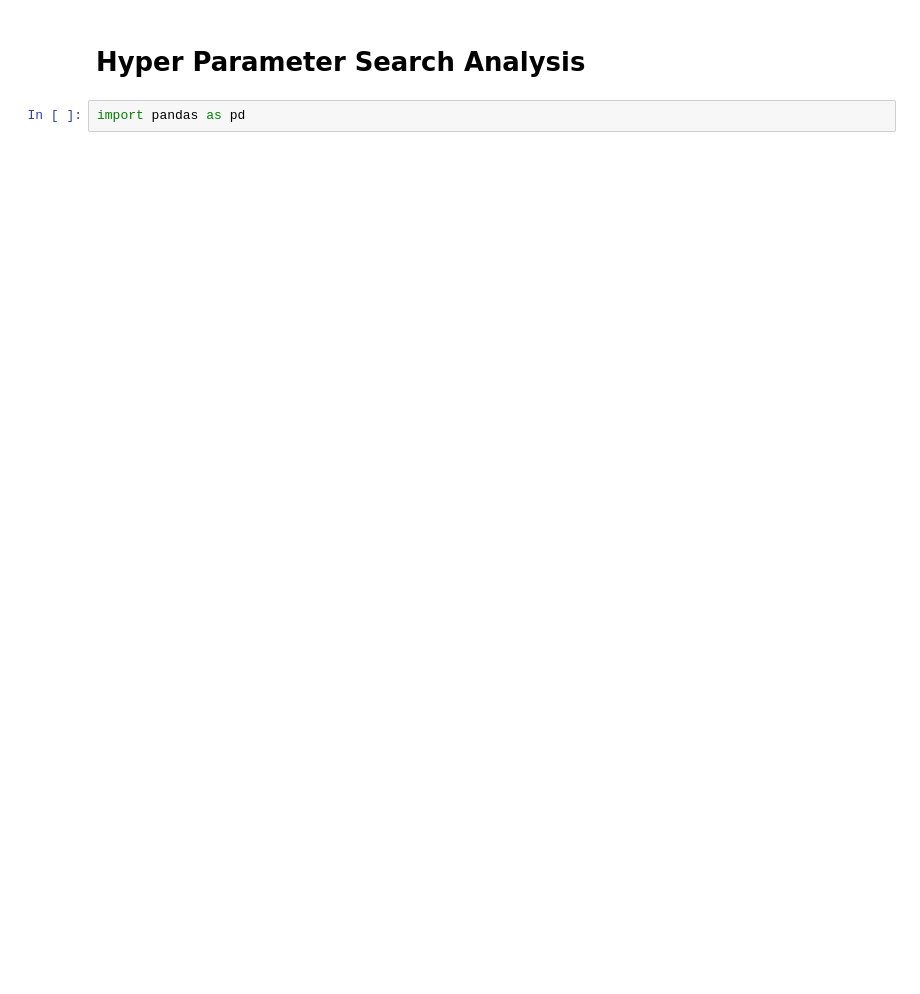
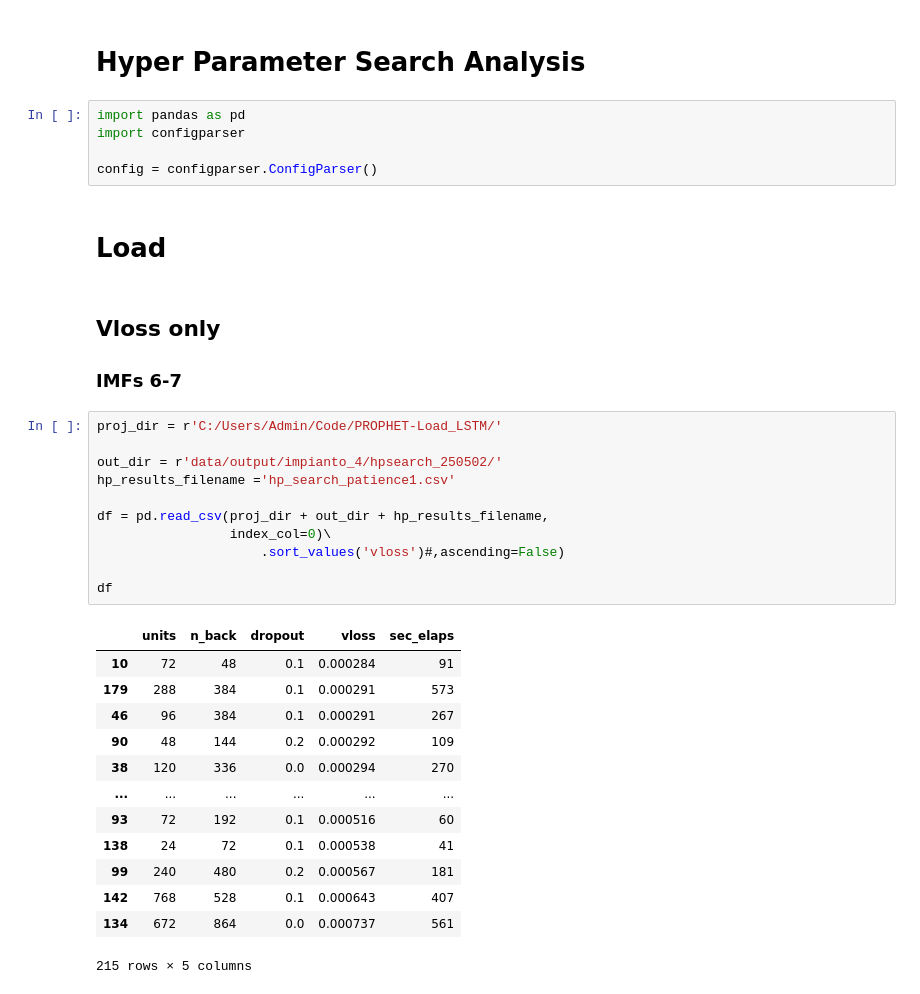
Before and after one commit to woodjmichael/PROPHET-Load_LSTM-mjw, a Jupyter notebook: HP Analysis.ipynb, the cells around one changed output. Drawn from its saved outputs; the diff is of its cells as text; blank space fills up the shorter version.

```diff
--- a/HP Analysis.ipynb
+++ b/HP Analysis.ipynb
@@ -1,4 +1,38 @@
 # %% [markdown]
 # Hyper Parameter Search Analysis
-# %%
-import pandas as pd
+# %%
+import pandas as pd
+import configparser
+
+config = configparser.ConfigParser()
+# %% [markdown]
+# Load
+# %% [markdown]
+## Vloss only
+
+### IMFs 6-7
+# %%
+proj_dir = r'C:/Users/Admin/Code/PROPHET-Load_LSTM/'
+
+out_dir = r'data/output/impianto_4/hpsearch_250502/'
+hp_results_filename ='hp_search_patience1.csv'
+
+df = pd.read_csv(proj_dir + out_dir + hp_results_filename,
+                 index_col=0)\
+                     .sort_values('vloss')#,ascending=False)
+
+df
+# %% [output]
+|  | units | n_back | dropout | vloss | sec_elaps |
+| 10 | 72 | 48 | 0.1 | 0.000284 | 91 |
+| 179 | 288 | 384 | 0.1 | 0.000291 | 573 |
+| 46 | 96 | 384 | 0.1 | 0.000291 | 267 |
+| 90 | 48 | 144 | 0.2 | 0.000292 | 109 |
+| 38 | 120 | 336 | 0.0 | 0.000294 | 270 |
+| ... | ... | ... | ... | ... | ... |
+| 93 | 72 | 192 | 0.1 | 0.000516 | 60 |
+| 138 | 24 | 72 | 0.1 | 0.000538 | 41 |
+| 99 | 240 | 480 | 0.2 | 0.000567 | 181 |
+| 142 | 768 | 528 | 0.1 | 0.000643 | 407 |
+| 134 | 672 | 864 | 0.0 | 0.000737 | 561 |
+215 rows × 5 columns
```
Also changed, not shown: parts of 8 cells of this notebook, 42 other files.
